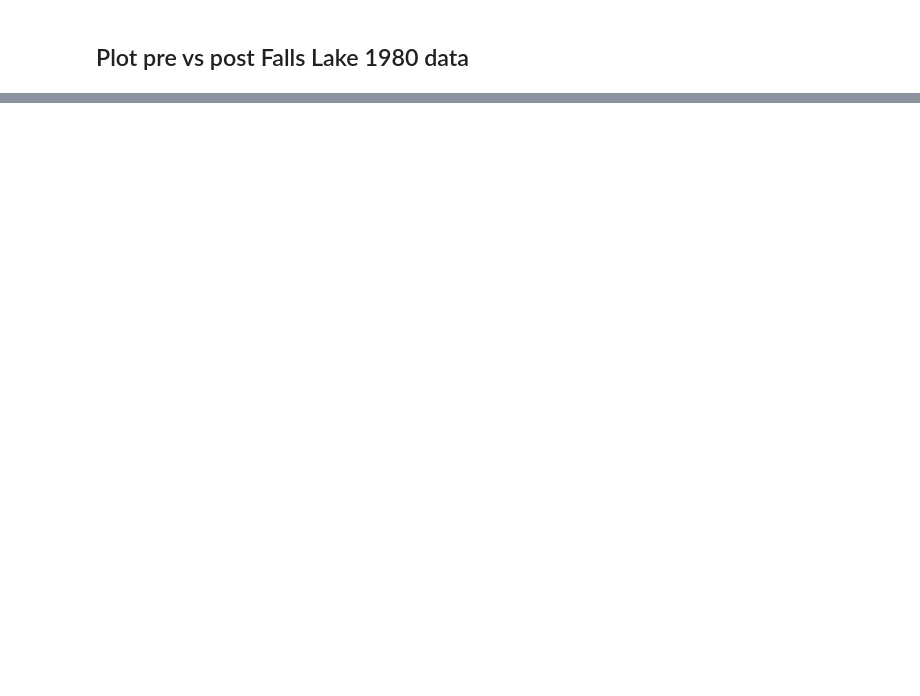
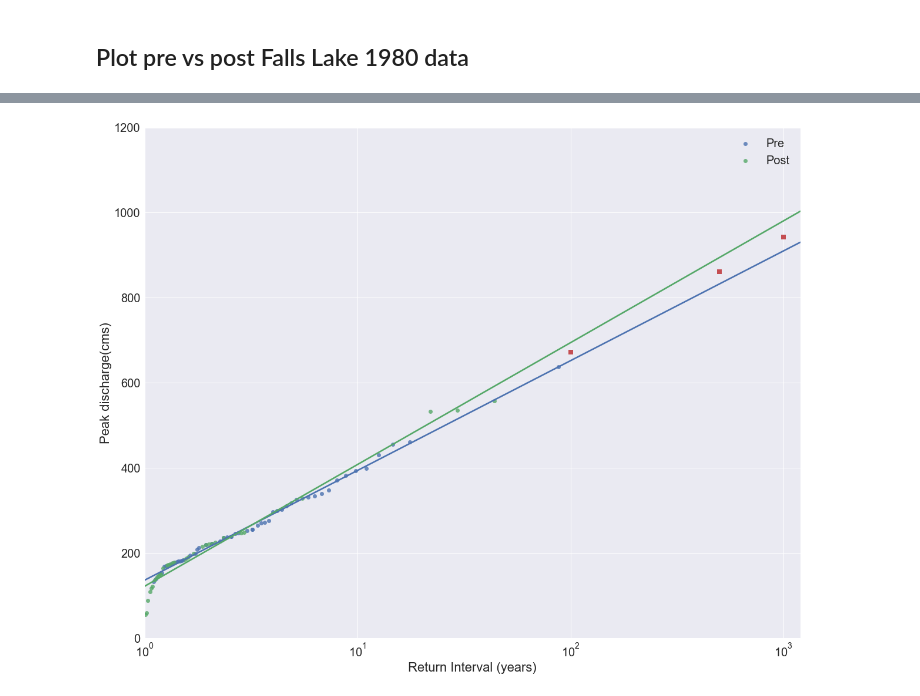
Before and after one commit to johnpfay/Water-Data-Bootcamp, a Jupyter notebook: 1_StreamFlow/Python/03-Flood-Frequency-Analysis.ipynb, the cells around one changed output, grey strips where cells are left out. Cells and saved outputs as stored; diff of their text form; code cells hidden in the pictures; blank space fills up the shorter version.

```diff
--- a/1_StreamFlow/Python/03-Flood-Frequency-Analysis.ipynb
+++ b/1_StreamFlow/Python/03-Flood-Frequency-Analysis.ipynb
@@ -176,37 +237,39 @@ ax.set(xlim=(1,1200),
 
 #Plot the data
 ax = sns.regplot(x='RI',
-                 y='MeanFlow_cms',
+                 y='PeakFlow_cms',
                  data=dfMA.loc[dfMA.index < 1980],
                  logx=True,
                  fit_reg=True,
                  ci=None,
                  label='Pre'
                 )
 
 #Plot the data
 ax = sns.regplot(x='RI',
-                 y='MeanFlow_cms',
+                 y='PeakFlow_cms',
                  data=dfMA.loc[dfMA.index >= 1984],
                  logx=True,
                  fit_reg=True,
                  ci=None,
                  label='Post'
                 )
 
 #Set the axis labels.
 ax.set(xlabel='Return Interval (years)',
        ylabel='Peak discharge(cms)'
       )
 
 ax.legend()
 
 #Compute Peak discharges from 100, 500, and 1000 year intervals
 for RI in (100,500,1000):
     #Compute peak discharge from RI
     peakFlow = (np.log(RI) * regSlope) + regIntercept
     #Add to the plot
     ax.plot(RI,peakFlow,'rs',markersize=8) #'rs' = red square markers
+# %% [output]
+[figure, added]
 # %%
 #Filter the data
 dfPre = df[:'1979-12-31']
```
Also changed, not shown: parts of 22 cells of this notebook.
